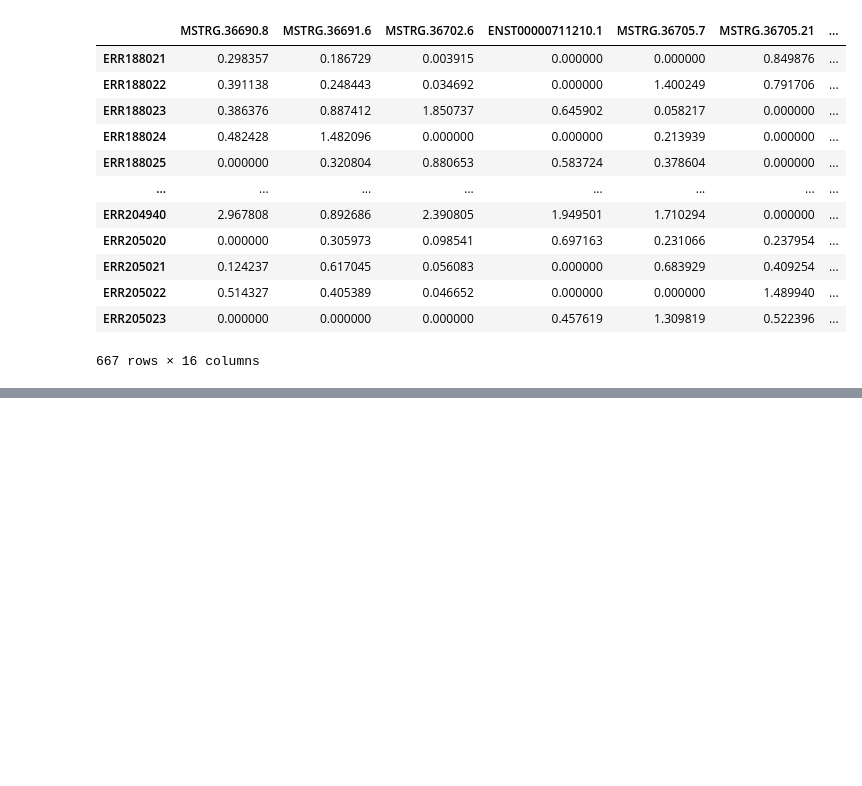
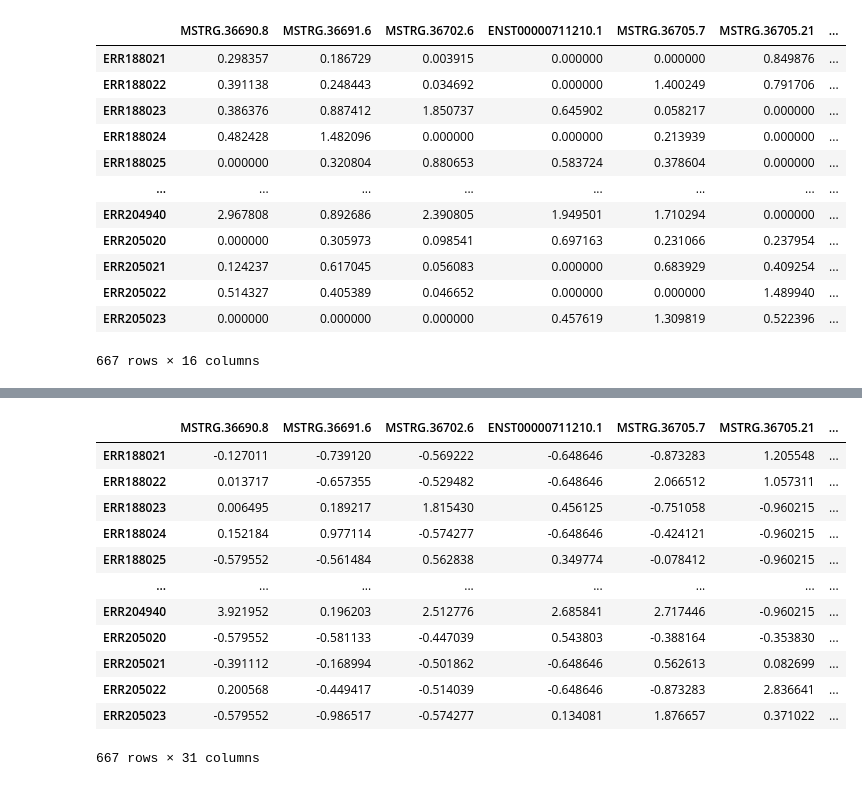
Before and after one commit to zodelheim/sea-infer-rna-seq, a Jupyter notebook: notebooks/BatchEffectCorrection.ipynb, the cells around one changed output, grey strips where cells are left out. Drawn from its saved outputs; the diff is of its cells as text; code cells hidden in the pictures; blank space fills up the shorter version.

```diff
--- a/notebooks/BatchEffectCorrection.ipynb
+++ b/notebooks/BatchEffectCorrection.ipynb
@@ -199,0 +197,16 @@ sns.histplot(true_Y.melt('Sex'), x='value', hue='Sex', log_scale=True)
+# %%
+data_chrY
+# %% [output]
+|  | MSTRG.36690.8 | MSTRG.36691.6 | MSTRG.36702.6 | ENST00000711210.1 | MSTRG.36705.7 | MSTRG.36705.21 | ... |
+| ERR188021 | -0.127011 | -0.739120 | -0.569222 | -0.648646 | -0.873283 | 1.205548 | ... |
+| ERR188022 | 0.013717 | -0.657355 | -0.529482 | -0.648646 | 2.066512 | 1.057311 | ... |
+| ERR188023 | 0.006495 | 0.189217 | 1.815430 | 0.456125 | -0.751058 | -0.960215 | ... |
+| ERR188024 | 0.152184 | 0.977114 | -0.574277 | -0.648646 | -0.424121 | -0.960215 | ... |
+| ERR188025 | -0.579552 | -0.561484 | 0.562838 | 0.349774 | -0.078412 | -0.960215 | ... |
+| ... | ... | ... | ... | ... | ... | ... | ... |
+| ERR204940 | 3.921952 | 0.196203 | 2.512776 | 2.685841 | 2.717446 | -0.960215 | ... |
+| ERR205020 | -0.579552 | -0.581133 | -0.447039 | 0.543803 | -0.388164 | -0.353830 | ... |
+| ERR205021 | -0.391112 | -0.168994 | -0.501862 | -0.648646 | 0.562613 | 0.082699 | ... |
+| ERR205022 | 0.200568 | -0.449417 | -0.514039 | -0.648646 | -0.873283 | 2.836641 | ... |
+| ERR205023 | -0.579552 | -0.986517 | -0.574277 | 0.134081 | 1.876657 | 0.371022 | ... |
+667 rows × 31 columns
```
Also changed, not shown: parts of 14 cells of this notebook.
